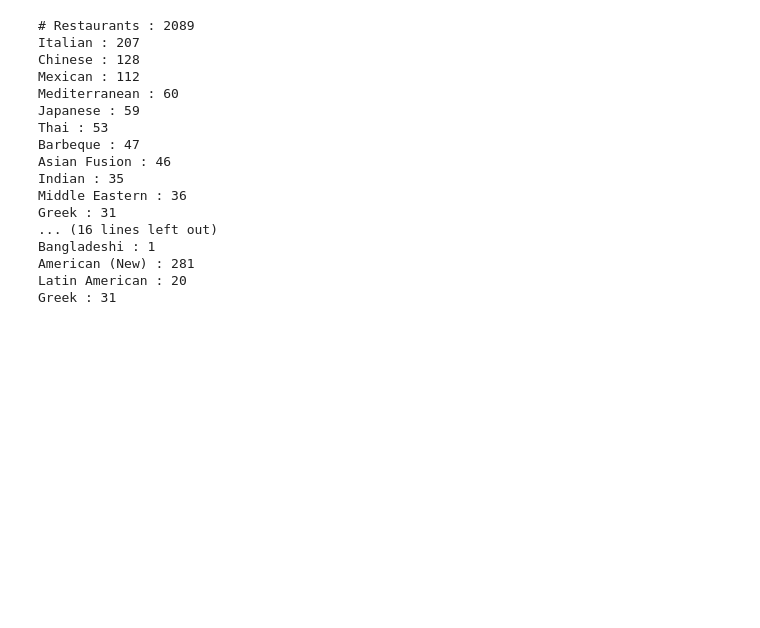
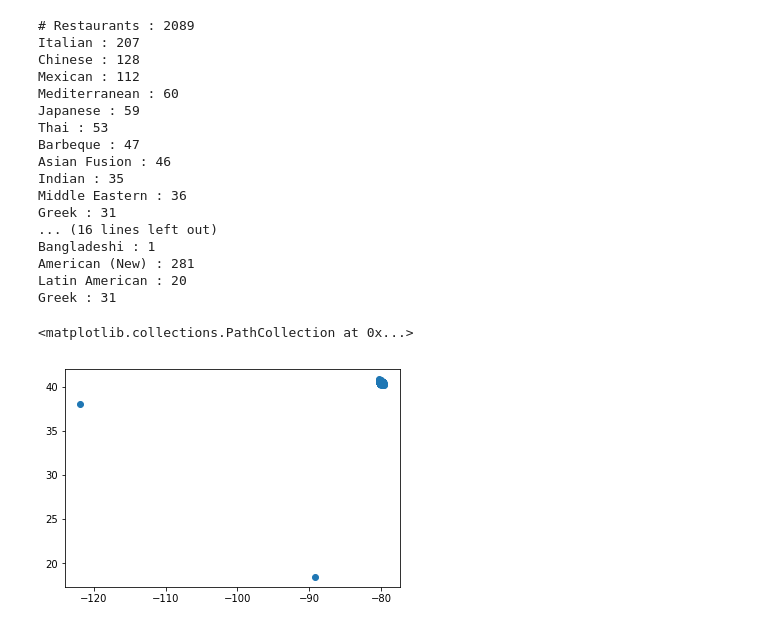
Before and after one commit to emily-jean/yelp-data-mining, a Jupyter notebook: project/update1.ipynb, the cells around one changed output. Drawn from its saved outputs; the diff is of its cells as text; code cells hidden in the pictures; blank space fills up the shorter version.

```diff
--- a/project/update1.ipynb
+++ b/project/update1.ipynb
@@ -99,0 +120,16 @@ SELECT business.state, business.city,
+# %%
+############ ALL RESTAURANTS IN PITTSBURGH ############
+data = pd.read_sql("select business.id, business.name, business.neighborhood, business.latitude, business.longitude, business.review_count from business inner join category on business.id = category.business_id where business.city = 'Pittsburgh' group by business.id order by business.neighborhood ASC;", connection).values
+
+column_names=('id','name','neighborhood','latitude','longitude', 'review_count')
+business_df = pd.DataFrame(data=data[0:,0:], index=data[0:,0], columns=column_names) #, columns=column_names
+business_df = business_df[['id','name','neighborhood','latitude','longitude', 'review_count']]
+
+business_df.review_count = business_df.review_count.astype('float64')
+business_df.latitude = business_df.latitude.astype('float64')
+business_df.longitude = business_df.longitude.astype('float64')
+
+pylab.scatter(business_df.longitude,business_df.latitude)
+# %% [output]
+<matplotlib.collections.PathCollection at 0x...>
+[figure, added]
```
Also changed, not shown: parts of 6 cells of this notebook.
